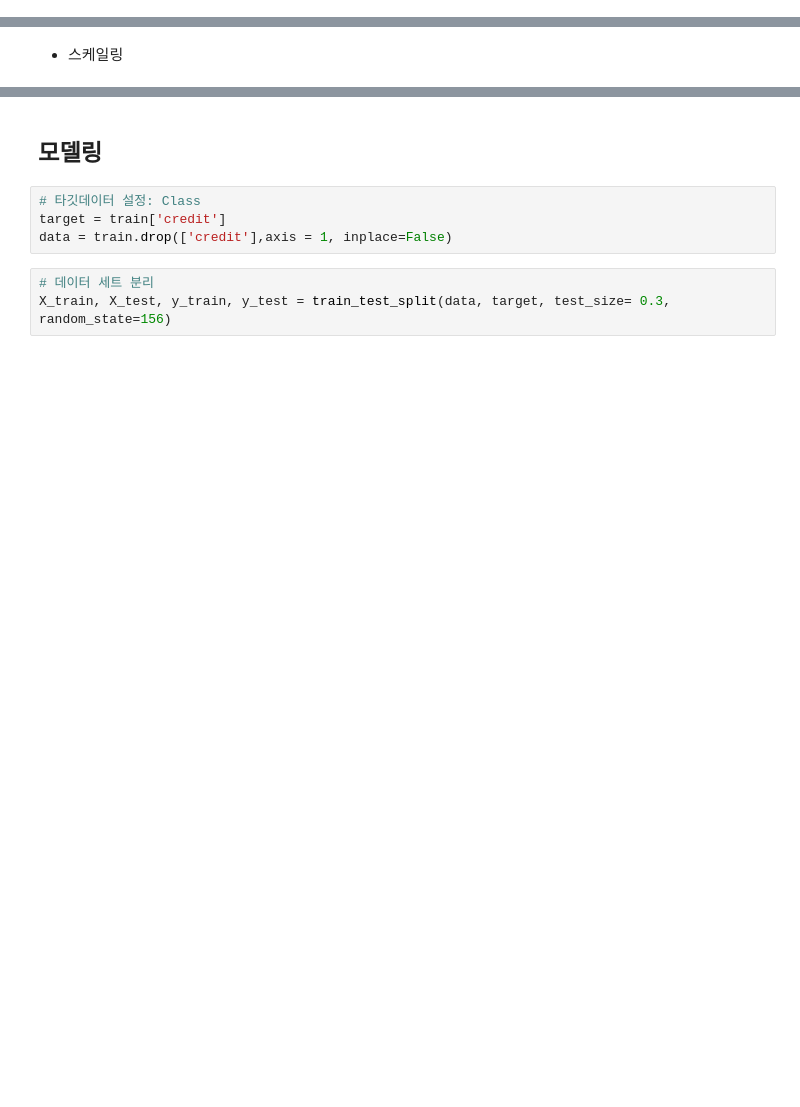
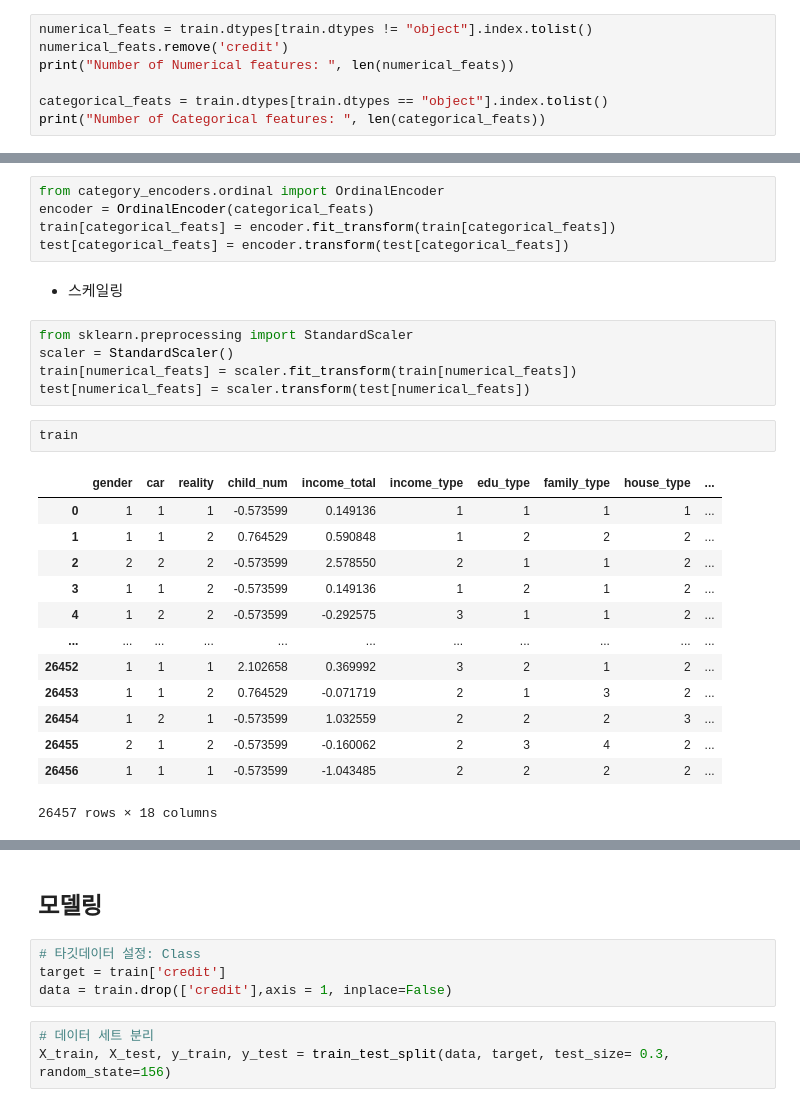
Before and after one commit to SungaHwang/ML_practice, a Jupyter notebook: LDA,QDA_신용카드연체예측.ipynb, the cells around one changed output, grey strips where cells are left out. Drawn from its saved outputs; the diff is of its cells as text; blank space fills up the shorter version.

```diff
--- a/LDA,QDA_신용카드연체예측.ipynb
+++ b/LDA,QDA_신용카드연체예측.ipynb
@@ -313,3 +313,10 @@ credit           0
 dtype: int64
 # %% [markdown]
 * 인코딩
+# %%
+numerical_feats = train.dtypes[train.dtypes != "object"].index.tolist()
+numerical_feats.remove('credit')
+print("Number of Numerical features: ", len(numerical_feats))
+
+categorical_feats = train.dtypes[train.dtypes == "object"].index.tolist()
+print("Number of Categorical features: ", len(categorical_feats))
@@ -316,2 +363,28 @@ dtype: int64
+# %%
+from category_encoders.ordinal import OrdinalEncoder
+encoder = OrdinalEncoder(categorical_feats)
+train[categorical_feats] = encoder.fit_transform(train[categorical_feats])
+test[categorical_feats] = encoder.transform(test[categorical_feats])
 # %% [markdown]
 * 스케일링
+# %%
+from sklearn.preprocessing import StandardScaler
+scaler = StandardScaler()
+train[numerical_feats] = scaler.fit_transform(train[numerical_feats])
+test[numerical_feats] = scaler.transform(test[numerical_feats])
+# %%
+train
+# %% [output]
+|  | gender | car | reality | child_num | income_total | income_type | edu_type | family_type | house_type | ... |
+| 0 | 1 | 1 | 1 | -0.573599 | 0.149136 | 1 | 1 | 1 | 1 | ... |
+| 1 | 1 | 1 | 2 | 0.764529 | 0.590848 | 1 | 2 | 2 | 2 | ... |
+| 2 | 2 | 2 | 2 | -0.573599 | 2.578550 | 2 | 1 | 1 | 2 | ... |
+| 3 | 1 | 1 | 2 | -0.573599 | 0.149136 | 1 | 2 | 1 | 2 | ... |
+| 4 | 1 | 2 | 2 | -0.573599 | -0.292575 | 3 | 1 | 1 | 2 | ... |
+| ... | ... | ... | ... | ... | ... | ... | ... | ... | ... | ... |
+| 26452 | 1 | 1 | 1 | 2.102658 | 0.369992 | 3 | 2 | 1 | 2 | ... |
+| 26453 | 1 | 1 | 2 | 0.764529 | -0.071719 | 2 | 1 | 3 | 2 | ... |
+| 26454 | 1 | 2 | 1 | -0.573599 | 1.032559 | 2 | 2 | 2 | 3 | ... |
+| 26455 | 2 | 1 | 2 | -0.573599 | -0.160062 | 2 | 3 | 4 | 2 | ... |
+| 26456 | 1 | 1 | 1 | -0.573599 | -1.043485 | 2 | 2 | 2 | 2 | ... |
+26457 rows × 18 columns
```
Also changed, not shown: parts of 9 cells of this notebook.
